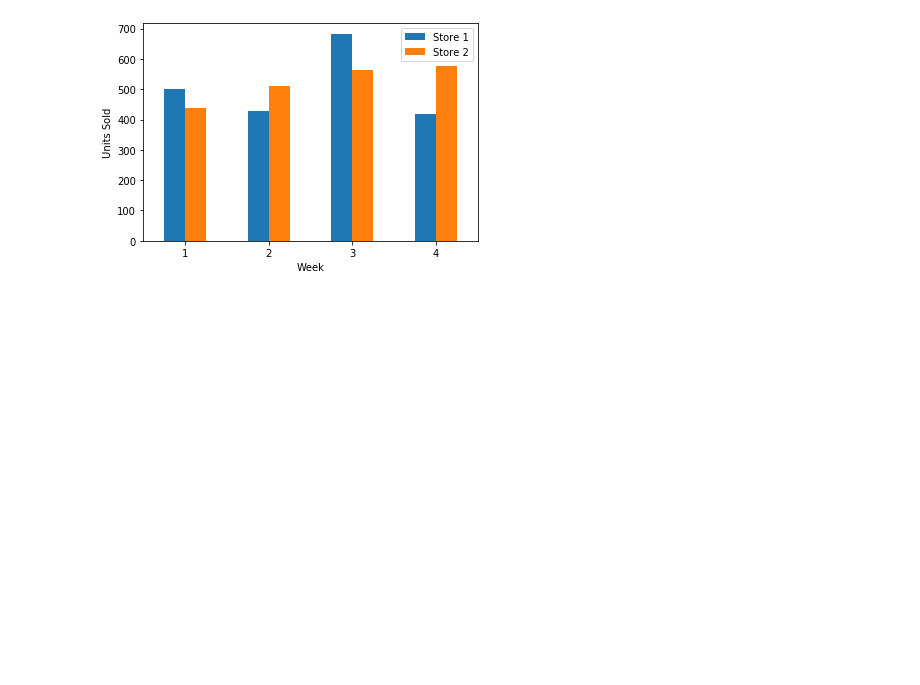
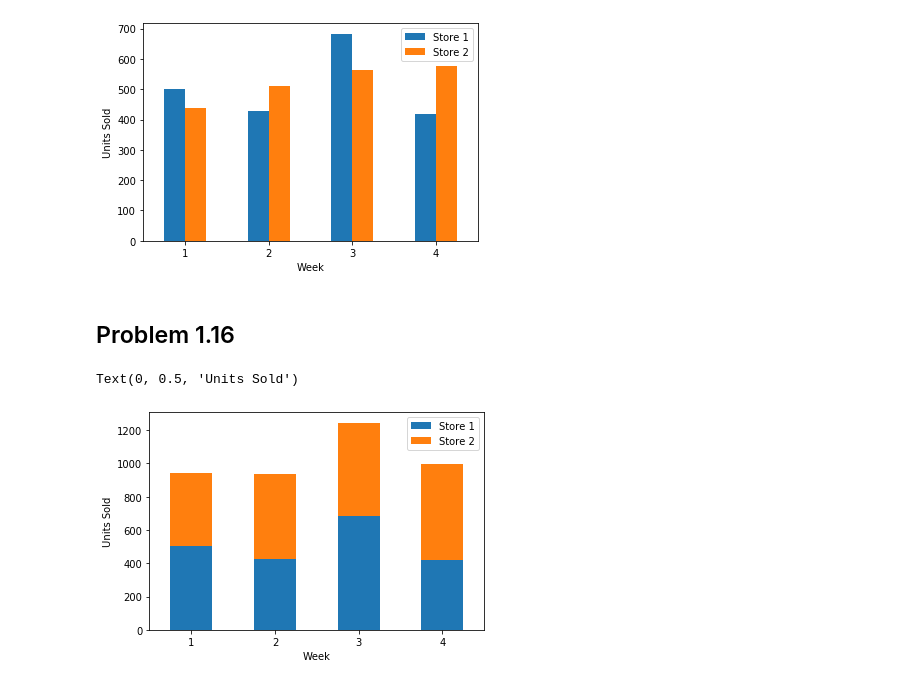
Before and after one commit to paulaonea/python-humongous-book-of-statistics, a Jupyter notebook: Chapter 1 - Displaying Descriptive Statistics.ipynb, the cells around one changed output. Saved outputs shown, nothing was run; the diff lists cells and outputs as text; code cells hidden in the pictures; blank space fills up the shorter version.

Commit message:
Problem 1.16

```diff
--- a/Chapter 1 - Displaying Descriptive Statistics.ipynb
+++ b/Chapter 1 - Displaying Descriptive Statistics.ipynb
@@ -221,3 +221,12 @@ chart5.set_ylabel('Units Sold')
 # %% [output]
 Text(0, 0.5, 'Units Sold')
 [figure]
+# %% [markdown]
+## Problem 1.16
+# %%
+chart6 = df4.plot(kind='bar', rot=0, stacked=True)
+chart6.set_xlabel('Week')
+chart6.set_ylabel('Units Sold')
+# %% [output]
+Text(0, 0.5, 'Units Sold')
+[figure, added]
```
